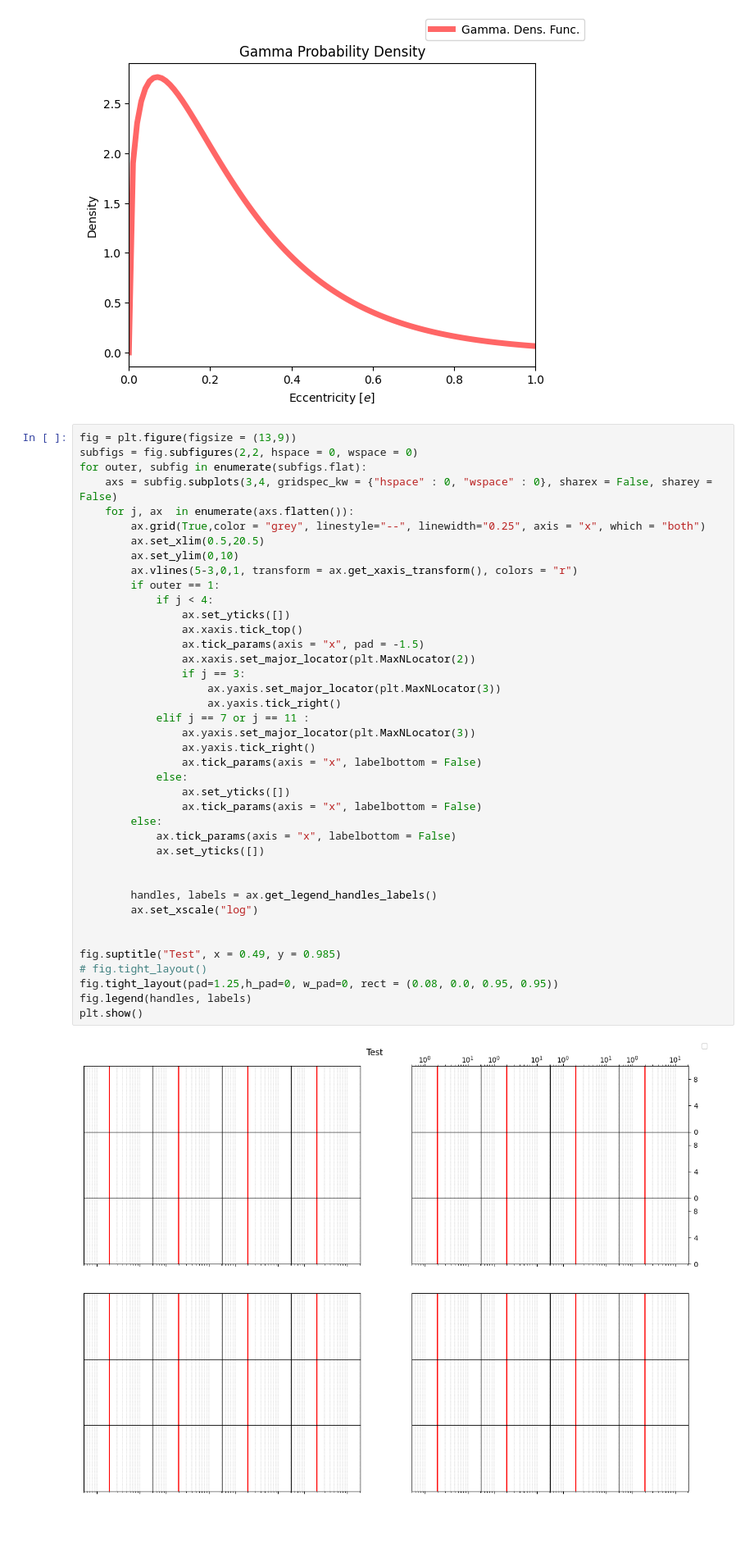
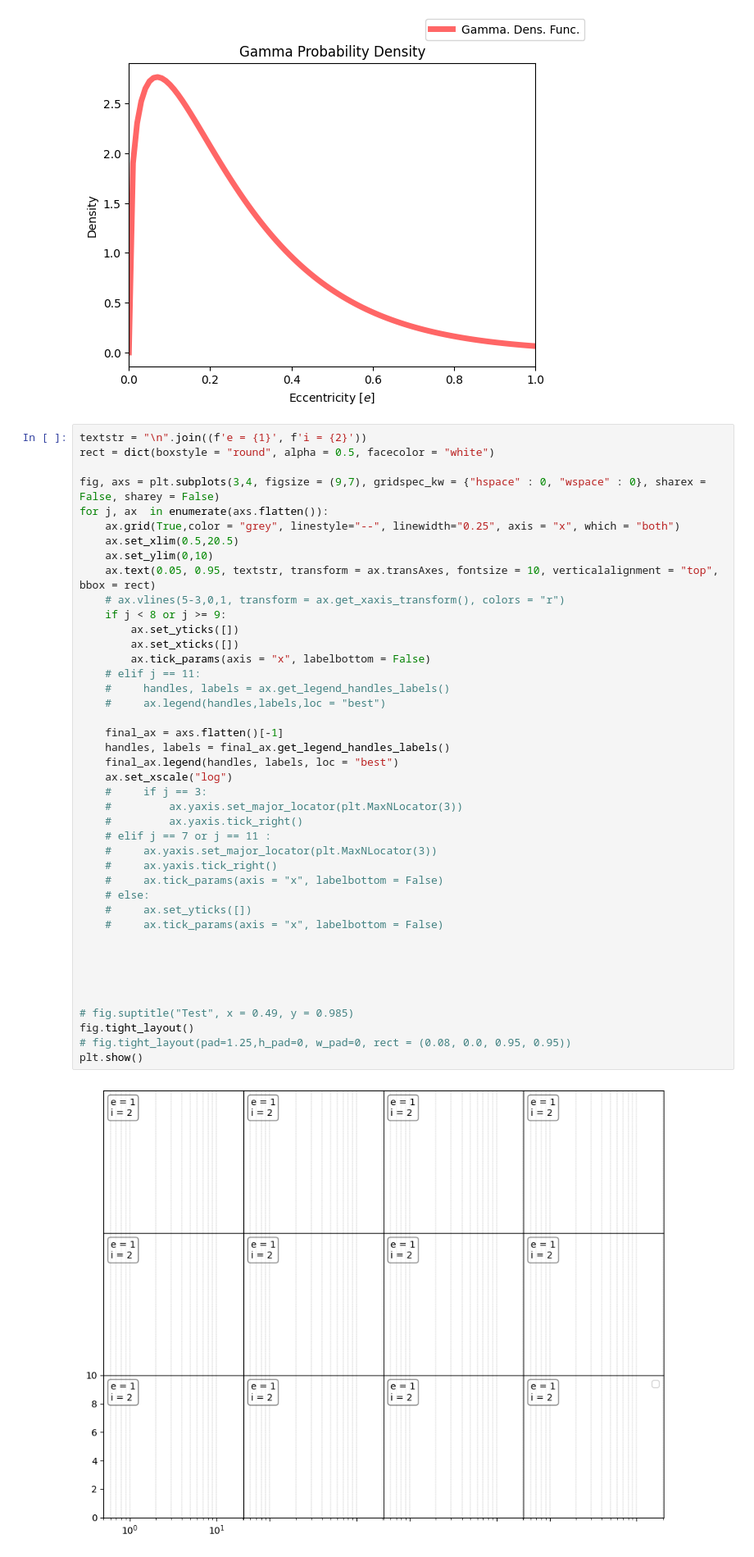
Before and after one commit to victorkarkour/Microlensing-Separation, a Jupyter notebook: Dist_e.ipynb, the cells around one changed output. Shown at 82% size. Saved outputs shown, nothing was run; the diff lists cells and outputs as text; blank space fills up the shorter version.

Commit message:
Reverted MultiPlotHist to one figure and altered axes (legend still doesn't work however)

```diff
--- a/Dist_e.ipynb
+++ b/Dist_e.ipynb
@@ -42,47 +42,49 @@ plt.show()
 # %% [output]
 [figure]
 # %%
-fig = plt.figure(figsize = (13,9))
-subfigs = fig.subfigures(2,2, hspace = 0, wspace = 0)
-for outer, subfig in enumerate(subfigs.flat):
-    axs = subfig.subplots(3,4, gridspec_kw = {"hspace" : 0, "wspace" : 0}, sharex = False, sharey = False)
-    for j, ax  in enumerate(axs.flatten()):
-        ax.grid(True,color = "grey", linestyle="--", linewidth="0.25", axis = "x", which = "both")
-        ax.set_xlim(0.5,20.5)
-        ax.set_ylim(0,10)
-        ax.vlines(5-3,0,1, transform = ax.get_xaxis_transform(), colors = "r")
-        if outer == 1:
-            if j < 4:
-                ax.set_yticks([])
-                ax.xaxis.tick_top()
-                ax.tick_params(axis = "x", pad = -1.5)
-                ax.xaxis.set_major_locator(plt.MaxNLocator(2))
-                if j == 3:
-                    ax.yaxis.set_major_locator(plt.MaxNLocator(3))
-                    ax.yaxis.tick_right()
-            elif j == 7 or j == 11 :
-                ax.yaxis.set_major_locator(plt.MaxNLocator(3))
-                ax.yaxis.tick_right()
-                ax.tick_params(axis = "x", labelbottom = False)
-            else:
-                ax.set_yticks([])
-                ax.tick_params(axis = "x", labelbottom = False)
-        else:
-            ax.tick_params(axis = "x", labelbottom = False)
-            ax.set_yticks([])
+textstr = "\n".join((f'e = {1}', f'i = {2}'))
+rect = dict(boxstyle = "round", alpha = 0.5, facecolor = "white")
+
+fig, axs = plt.subplots(3,4, figsize = (9,7), gridspec_kw = {"hspace" : 0, "wspace" : 0}, sharex = False, sharey = False)
+for j, ax  in enumerate(axs.flatten()):
+    ax.grid(True,color = "grey", linestyle="--", linewidth="0.25", axis = "x", which = "both")
+    ax.set_xlim(0.5,20.5)
+    ax.set_ylim(0,10)
+    ax.text(0.05, 0.95, textstr, transform = ax.transAxes, fontsize = 10, verticalalignment = "top", bbox = rect)
+    # ax.vlines(5-3,0,1, transform = ax.get_xaxis_transform(), colors = "r")
+    if j < 8 or j >= 9:
+        ax.set_yticks([])
+        ax.set_xticks([])
+        ax.tick_params(axis = "x", labelbottom = False)
+    # elif j == 11:
+    #     handles, labels = ax.get_legend_handles_labels()
+    #     ax.legend(handles,labels,loc = "best")
+
+    final_ax = axs.flatten()[-1]
+    handles, labels = final_ax.get_legend_handles_labels()
+    final_ax.legend(handles, labels, loc = "best")
+    ax.set_xscale("log")
+    #     if j == 3:
+    #         ax.yaxis.set_major_locator(plt.MaxNLocator(3))
+    #         ax.yaxis.tick_right()
+    # elif j == 7 or j == 11 :
+    #     ax.yaxis.set_major_locator(plt.MaxNLocator(3))
+    #     ax.yaxis.tick_right()
+    #     ax.tick_params(axis = "x", labelbottom = False)
+    # else:
+    #     ax.set_yticks([])
+    #     ax.tick_params(axis = "x", labelbottom = False)
 
 
-        handles, labels = ax.get_legend_handles_labels()
-        ax.set_xscale("log")
 
 
-fig.suptitle("Test", x = 0.49, y = 0.985)
-# fig.tight_layout()
-fig.tight_layout(pad=1.25,h_pad=0, w_pad=0, rect = (0.08, 0.0, 0.95, 0.95))
-fig.legend(handles, labels)
+
+# fig.suptitle("Test", x = 0.49, y = 0.985)
+fig.tight_layout()
+# fig.tight_layout(pad=1.25,h_pad=0, w_pad=0, rect = (0.08, 0.0, 0.95, 0.95))
 plt.show()
 # %% [output]
-[figure, old version]
+[figure, new version]
 # %%
 import matplotlib.pyplot as plt
 import numpy as np
```
Also changed, not shown: 2 other files.
